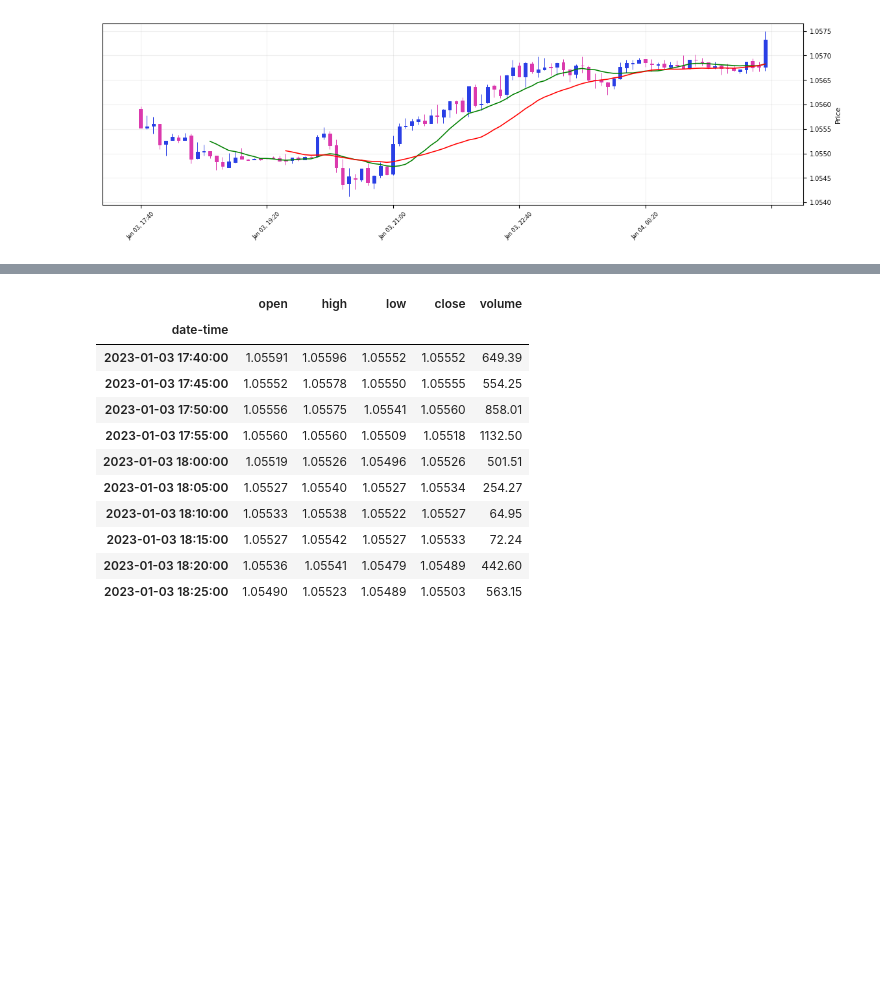
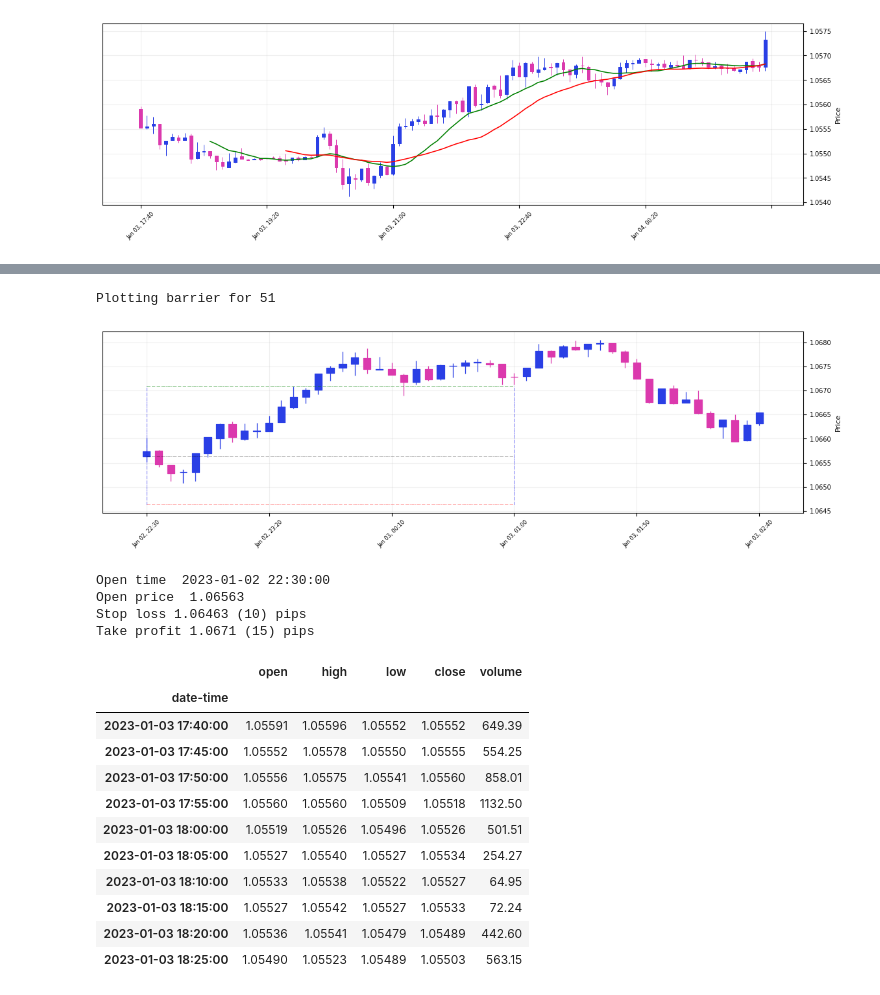
Before and after one commit to mchiuminatto/triple_barrier, a Jupyter notebook: docs/test-triple-barrier-plotting.ipynb, the cells around one changed output, grey strips where cells are left out. Drawn from its saved outputs; the diff is of its cells as text; code cells hidden in the pictures; blank space fills up the shorter version.

```diff
--- a/docs/test-triple-barrier-plotting.ipynb
+++ b/docs/test-triple-barrier-plotting.ipynb
@@ -61,3 +66,35 @@ Take profit 1.0565 (20) pips
+# %%
+pip_position = 4
+pip_factor = 10**-pip_position
+open_period = "2023-01-02 22:30:00"
+time_barrier = "2023-01-03 01:00:00"
+open_price = df.open[open_period]
+trade_side = TradeSide.BUY
+
+stop_loss_width = 10
+take_profit_width = 15
+
+stop_loss = round(open_price - trade_side.value * stop_loss_width*pip_factor, pip_position + 1)
+take_profit = round(open_price + trade_side.value * take_profit_width*pip_factor, pip_position)
+# %%
+plot_tb.plot(entry_period=open_period,
+             stop_loss_level=stop_loss,
+             take_profit_level=take_profit,
+             time_barrier_datetime=time_barrier,
+             periods_to_plot=50
+             )
+
+print("Open time ", open_period)
+print("Open price ", open_price)
+print(f"Stop loss {stop_loss} ({stop_loss_width}) pips")
+print(f"Take profit {take_profit} ({take_profit_width}) pips")
+# %% [output]
+Plotting barrier for 51
+[figure, added]
+Open time  2023-01-02 22:30:00
+Open price  1.06563
+Stop loss 1.06463 (10) pips
+Take profit 1.0671 (15) pips
 # %%
 df[FROM: TO].head(10)
 # %% [output]
```
Also changed, not shown: parts of 4 cells of this notebook, 10 other files.
